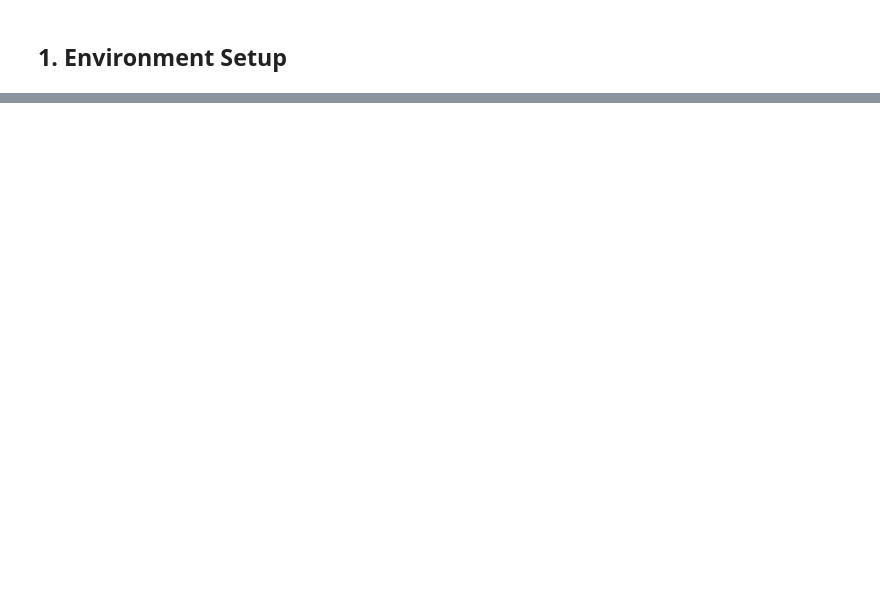
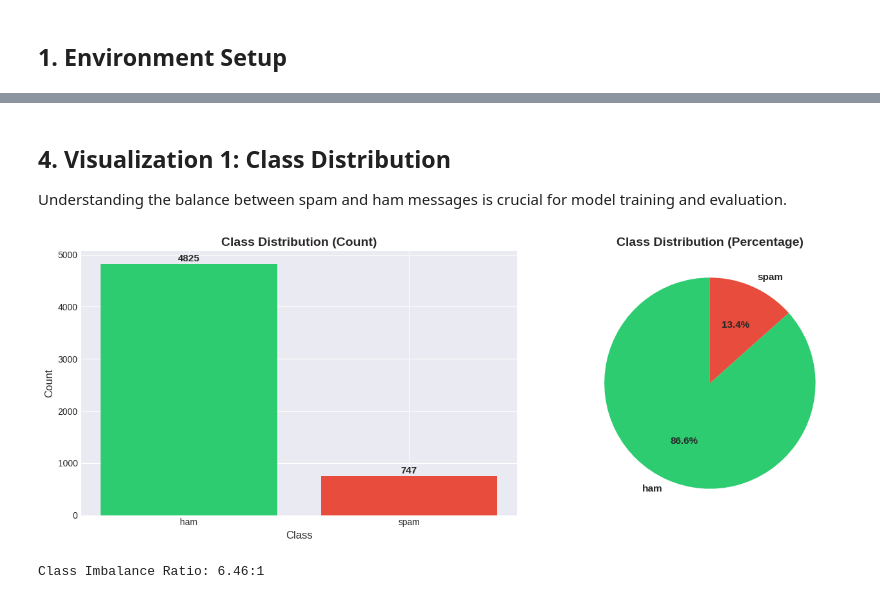
Before and after one commit to ernesteNtezirizaza/Group6-Text-Classification-Assignment, a Jupyter notebook: notebooks/01_data_exploration.ipynb, the cells around one changed output, grey strips where cells are left out. Saved outputs shown, nothing was run; the diff lists cells and outputs as text; code cells hidden in the pictures; blank space fills up the shorter version.

Commit message:
complete data exploration notebook with visualizations and preprocessing

```diff
--- a/notebooks/01_data_exploration.ipynb
+++ b/notebooks/01_data_exploration.ipynb
@@ -53,0 +99,29 @@ df.head()
+# %% [markdown]
+## 4. Visualization 1: Class Distribution
+
+Understanding the balance between spam and ham messages is crucial for model training and evaluation.
+# %%
+fig, axes = plt.subplots(1, 2, figsize=(14, 5))
+
+label_col = df.columns[0]
+counts = df[label_col].value_counts()
+axes[0].bar(counts.index, counts.values, color=['#2ecc71', '#e74c3c'])
+axes[0].set_xlabel('Class', fontsize=12)
+axes[0].set_ylabel('Count', fontsize=12)
+axes[0].set_title('Class Distribution (Count)', fontsize=14, fontweight='bold')
+for i, v in enumerate(counts.values):
+    axes[0].text(i, v + 50, str(v), ha='center', fontsize=11, fontweight='bold')
+
+colors = ['#2ecc71', '#e74c3c']
+axes[1].pie(counts.values, labels=counts.index, autopct='%1.1f%%',
+            colors=colors, startangle=90, textprops={'fontsize': 11, 'fontweight': 'bold'})
+axes[1].set_title('Class Distribution (Percentage)', fontsize=14, fontweight='bold')
+
+plt.tight_layout()
+plt.savefig('../results/figures/class_distribution.png', dpi=300, bbox_inches='tight')
+plt.show()
+
+print(f"\nClass Imbalance Ratio: {counts.max() / counts.min():.2f}:1")
+# %% [output]
+[figure, added]
+Class Imbalance Ratio: 6.46:1
```
Also changed, not shown: parts of 19 cells of this notebook, 4 other files.
